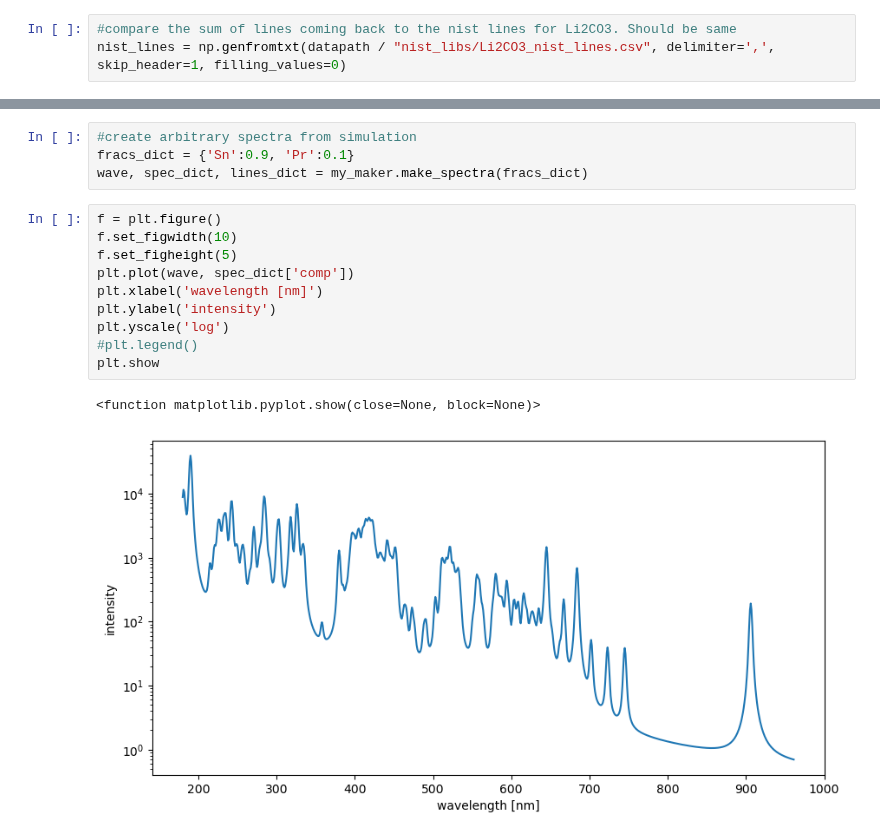
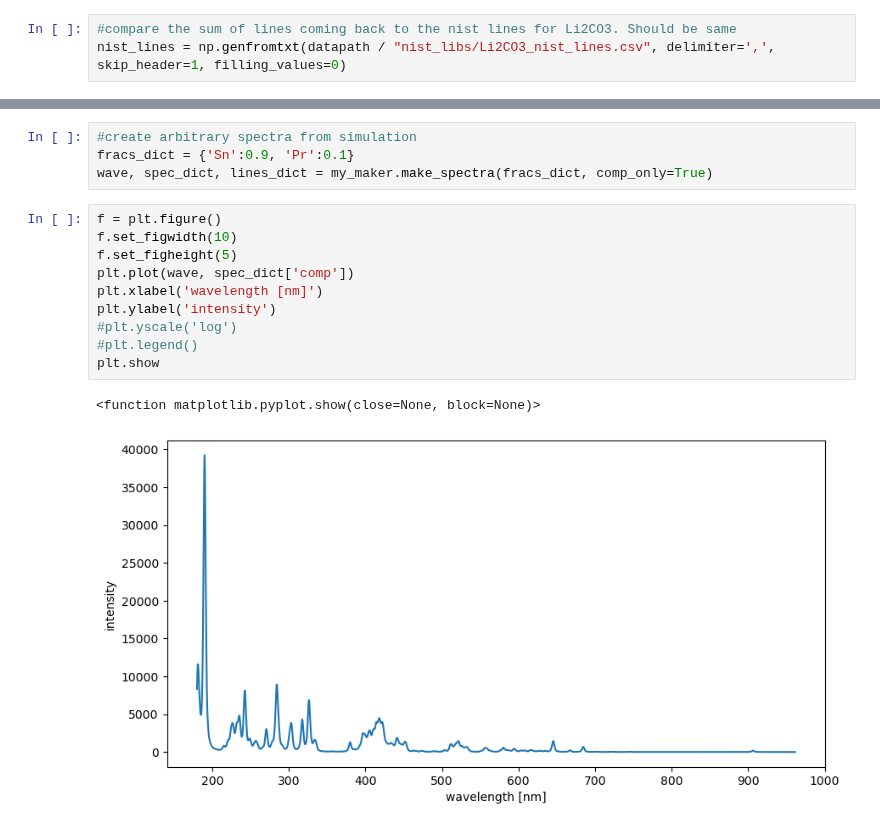
Before and after one commit to MWhitta/phaseMAP, a Jupyter notebook: util/spec_vis.ipynb, the cells around one changed output, grey strips where cells are left out. Saved outputs shown, nothing was run; the diff lists cells and outputs as text.

```diff
--- a/util/spec_vis.ipynb
+++ b/util/spec_vis.ipynb
@@ -105,17 +108,17 @@ np.max(lines_dict['comp'] - nist_int) #2.610000002601737 very close!
 # %%
 #create arbitrary spectra from simulation
 fracs_dict = {'Sn':0.9, 'Pr':0.1}
-wave, spec_dict, lines_dict = my_maker.make_spectra(fracs_dict)
+wave, spec_dict, lines_dict = my_maker.make_spectra(fracs_dict, comp_only=True)
 # %%
 f = plt.figure()
 f.set_figwidth(10)
 f.set_figheight(5)
 plt.plot(wave, spec_dict['comp'])
 plt.xlabel('wavelength [nm]')
 plt.ylabel('intensity')
-plt.yscale('log')
+#plt.yscale('log')
 #plt.legend()
 plt.show
 # %% [output]
 <function matplotlib.pyplot.show(close=None, block=None)>
-[figure, old version]
+[figure, new version]
```
Also changed, not shown: parts of 14 cells of this notebook, 4 other files.
